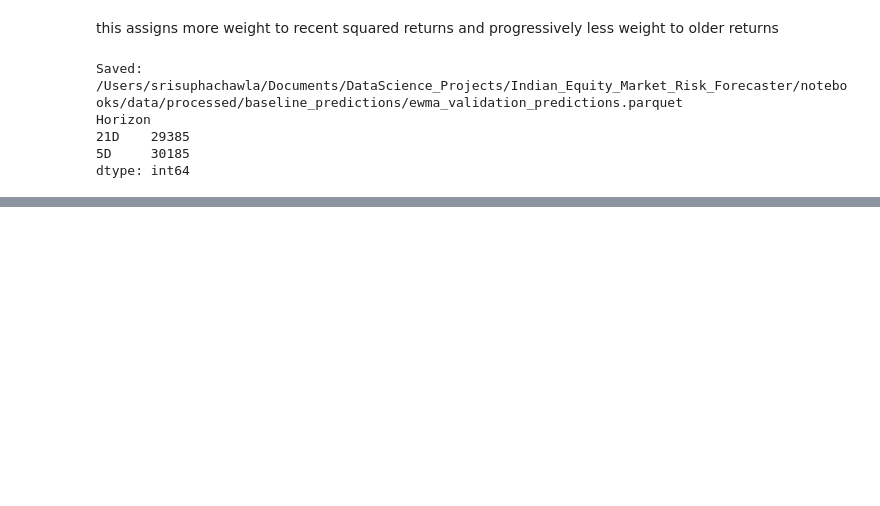
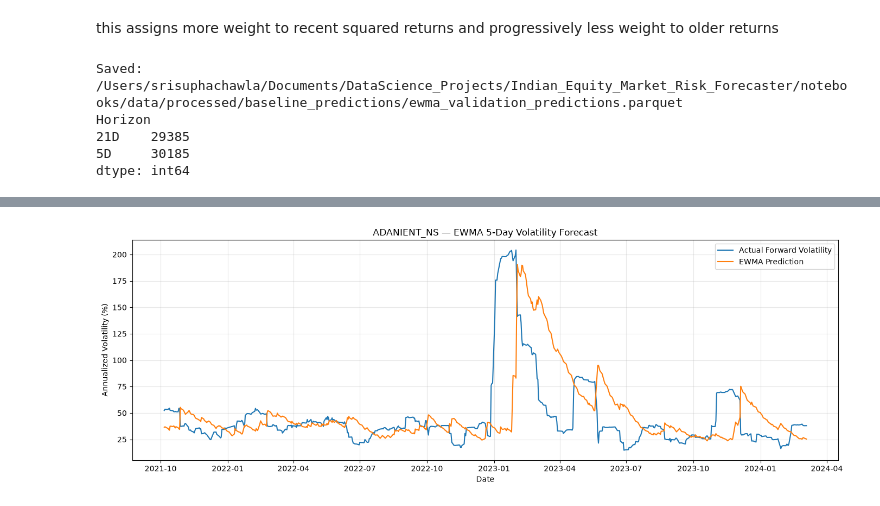
Before and after one commit to Srisupha29/DataScience_Projects, a Jupyter notebook: Indian_Equity_Market_Risk_Forecaster/notebooks/02_Volatility_Targets.ipynb, the cells around one changed output, grey strips where cells are left out. Saved outputs shown, nothing was run; the diff lists cells and outputs as text; code cells hidden in the pictures; blank space fills up the shorter version.

```diff
--- a/Indian_Equity_Market_Risk_Forecaster/notebooks/02_Volatility_Targets.ipynb
+++ b/Indian_Equity_Market_Risk_Forecaster/notebooks/02_Volatility_Targets.ipynb
@@ -1520,0 +1696,11 @@ dtype: int64
+# %%
+sample_ticker = ewma_validation["Ticker"].iloc[0]
+
+sample = ewma_validation[
+    (ewma_validation["Ticker"] == sample_ticker)
+    & (ewma_validation["Horizon"] == "21D")
+].sort_values("Date")
+
+print("Ticker:", sample_ticker)
+print("Observations:", len(sample))
+display(sample.head())
@@ -1520,0 +1716,26 @@ dtype: int64
+# %%
+import matplotlib.pyplot as plt
+
+plt.figure(figsize=(14, 5))
+
+plt.plot(
+    sample["Date"],
+    sample["Target"] * 100,
+    label="Actual Forward Volatility"
+)
+
+plt.plot(
+    sample["Date"],
+    sample["Prediction"] * 100,
+    label="EWMA Prediction"
+)
+
+plt.title(f"{sample_ticker} — EWMA 5-Day Volatility Forecast")
+plt.xlabel("Date")
+plt.ylabel("Annualized Volatility (%)")
+plt.legend()
+plt.grid(alpha=0.3)
+plt.tight_layout()
+plt.show()
+# %% [output]
+[figure, added]
```
Also changed, not shown: parts of 12 cells of this notebook.
